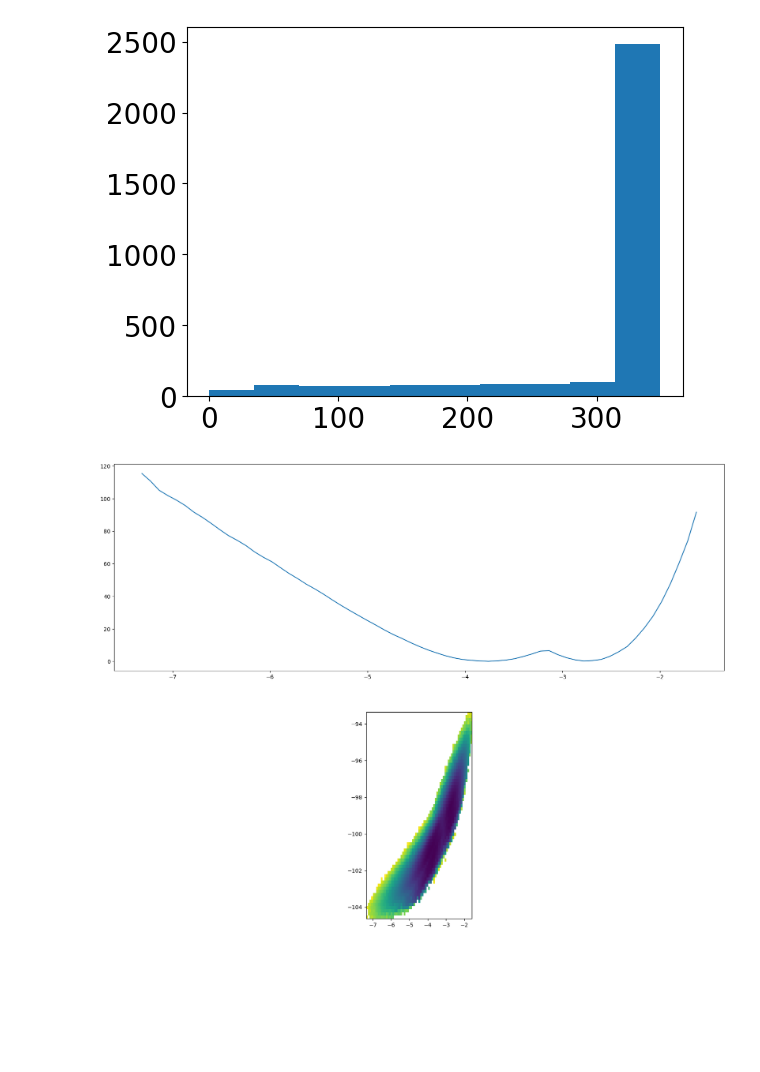
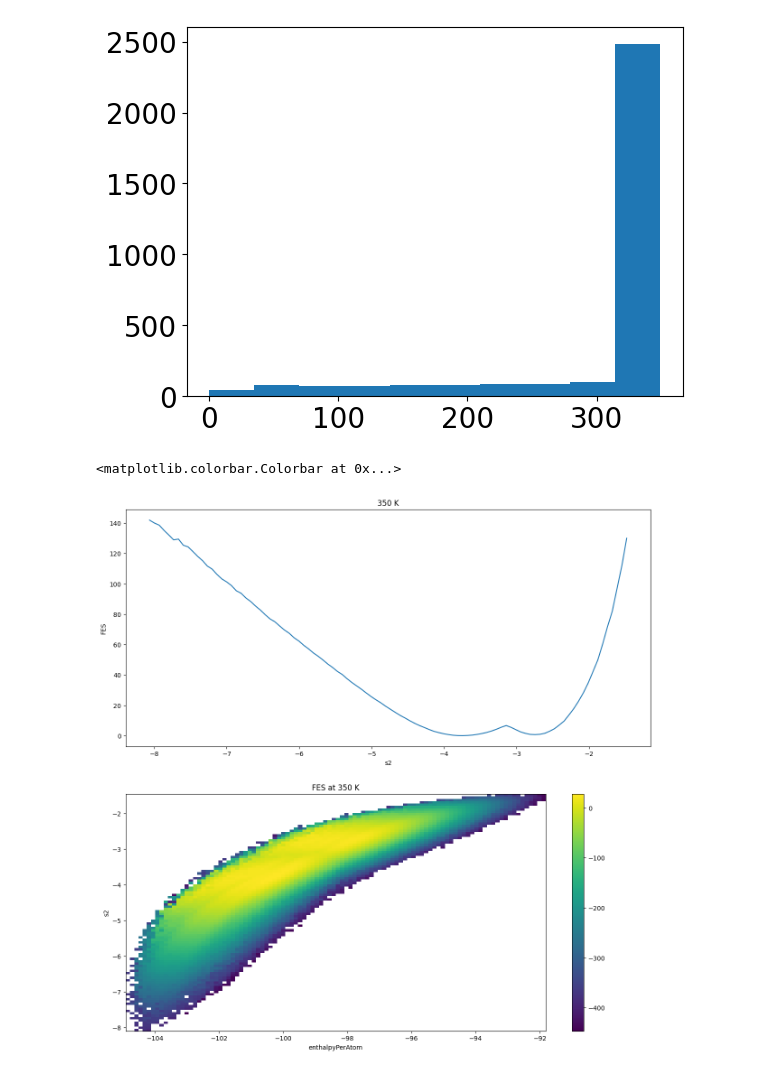
Before and after one commit to yaminbens/Proj23, a Jupyter notebook: Entropy-Enthalpy.ipynb, the cells around one changed output. Drawn from its saved outputs; the diff is of its cells as text; code cells hidden in the pictures; blank space fills up the shorter version.

```diff
--- a/Entropy-Enthalpy.ipynb
+++ b/Entropy-Enthalpy.ipynb
@@ -164,25 +166,35 @@ plt.show()
 import numpy as np
 datarw = plumed.read_as_pandas("../../Vashti/metadNa350/colvar/COLVAR")
 kbt=350*1.380649*6.02/1000
-c,b = np.histogram(datarw["s2"],bins=65,density=True,weights=np.exp(datarw["metad.rbias"]/kbt))
+c,b = np.histogram(datarw["s2"],bins=100,density=True,weights=np.exp(datarw["metad.rbias"]/kbt))
 xs3 = 0.5*(b[:-1]+b[1:])
 fes3 = -np.log(c) #-beta logP
 fes3 -= fes3.min()
-H, xedges2, yedges2 = np.histogram2d(datarw["s2"],datarw["enthalpyPerAtom"],
-                                     bins=65,weights=np.exp(datarw["metad.rbias"]/kbt))
+H, xedges2, yedges2 = np.histogram2d(datarw["enthalpyPerAtom"],datarw["s2"],
+                                     bins=100,weights=np.exp(datarw["metad.rbias"]/kbt))
 H = H.T
-fes2D2 = -np.log(H)
-fes2D2 -= fes2D2.min()
+fes2D2 = kbt*np.log(H)
+# fes2D2 -= fes2D2.min()
 # %%
 import matplotlib.pyplot as plt
-fig = plt.figure(figsize=(20, 15))
+fig = plt.figure(figsize=(15, 15))
 ax1 = fig.add_subplot(2,1,1)
 ax1 = plt.plot(xs3,fes3)
-im1 = fig.add_subplot(2,1,2)
-im1 = plt.imshow(fes2D2, interpolation='nearest',
+plt.ylabel("FES")
+plt.xlabel("s2")
+plt.title("350 K")
+im1 = fig.add_subplot(2,1,2,)
+fig.set_figheight(15)
+fig.set_figwidth(15)
+im1 = plt.imshow(fes2D2, interpolation='nearest', aspect='auto',
                  origin='lower',extent=[xedges2[0], xedges2[-1], yedges2[0], yedges2[-1]])
+plt.xlabel("enthalpyPerAtom")
+plt.ylabel("s2")
+plt.title("FES at 350 K")
+plt.colorbar()
 # %% [output]
+<matplotlib.colorbar.Colorbar at 0x...>
-[figure, old version]
+[figure, new version]
 # %%
 import math
 
```
Also changed, not shown: parts of 5 cells of this notebook.
